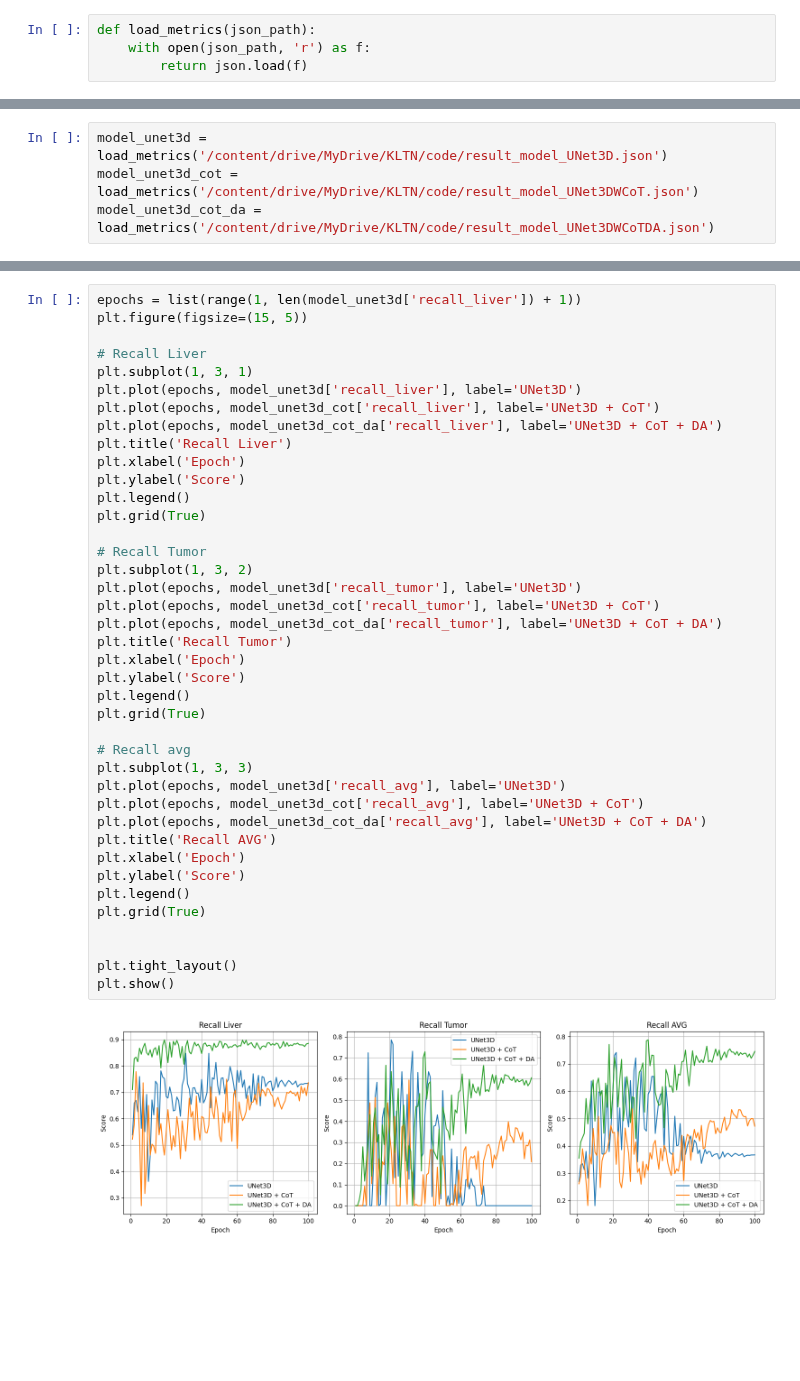
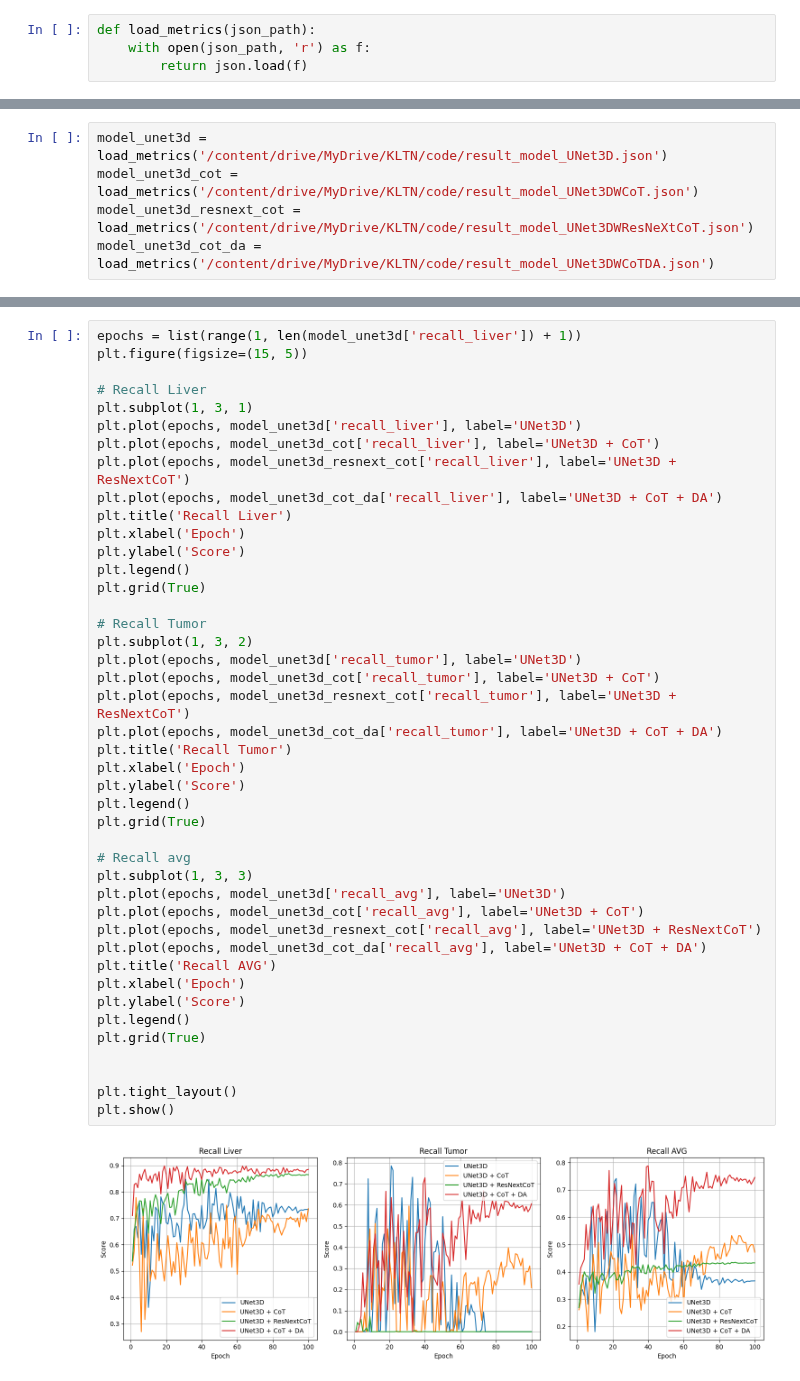
Before and after one commit to quanndm/kltn, a Jupyter notebook: notebooks/from_crash/compare_models_metrics.ipynb, the cells around one changed output, grey strips where cells are left out. Drawn from its saved outputs; the diff is of its cells as text; blank space fills up the shorter version.

```diff
--- a/notebooks/from_crash/compare_models_metrics.ipynb
+++ b/notebooks/from_crash/compare_models_metrics.ipynb
@@ -23,6 +23,7 @@ print(glob.glob("/content/drive/MyDrive/KLTN/code/result_model_*.json"))
 # %%
 model_unet3d = load_metrics('/content/drive/MyDrive/KLTN/code/result_model_UNet3D.json')
 model_unet3d_cot = load_metrics('/content/drive/MyDrive/KLTN/code/result_model_UNet3DWCoT.json')
+model_unet3d_resnext_cot = load_metrics('/content/drive/MyDrive/KLTN/code/result_model_UNet3DWResNeXtCoT.json')
 model_unet3d_cot_da = load_metrics('/content/drive/MyDrive/KLTN/code/result_model_UNet3DWCoTDA.json')
 # %%
 epochs = list(range(1, len(model_unet3d['dice_liver']) + 1))
@@ -180,39 +193,42 @@ plt.figure(figsize=(15, 5))
 plt.subplot(1, 3, 1)
 plt.plot(epochs, model_unet3d['recall_liver'], label='UNet3D')
 plt.plot(epochs, model_unet3d_cot['recall_liver'], label='UNet3D + CoT')
+plt.plot(epochs, model_unet3d_resnext_cot['recall_liver'], label='UNet3D + ResNextCoT')
 plt.plot(epochs, model_unet3d_cot_da['recall_liver'], label='UNet3D + CoT + DA')
 plt.title('Recall Liver')
 plt.xlabel('Epoch')
 plt.ylabel('Score')
 plt.legend()
 plt.grid(True)
 
 # Recall Tumor
 plt.subplot(1, 3, 2)
 plt.plot(epochs, model_unet3d['recall_tumor'], label='UNet3D')
 plt.plot(epochs, model_unet3d_cot['recall_tumor'], label='UNet3D + CoT')
+plt.plot(epochs, model_unet3d_resnext_cot['recall_tumor'], label='UNet3D + ResNextCoT')
 plt.plot(epochs, model_unet3d_cot_da['recall_tumor'], label='UNet3D + CoT + DA')
 plt.title('Recall Tumor')
 plt.xlabel('Epoch')
 plt.ylabel('Score')
 plt.legend()
 plt.grid(True)
 
 # Recall avg
 plt.subplot(1, 3, 3)
 plt.plot(epochs, model_unet3d['recall_avg'], label='UNet3D')
 plt.plot(epochs, model_unet3d_cot['recall_avg'], label='UNet3D + CoT')
+plt.plot(epochs, model_unet3d_resnext_cot['recall_avg'], label='UNet3D + ResNextCoT')
 plt.plot(epochs, model_unet3d_cot_da['recall_avg'], label='UNet3D + CoT + DA')
 plt.title('Recall AVG')
 plt.xlabel('Epoch')
 plt.ylabel('Score')
 plt.legend()
 plt.grid(True)
 
 
 plt.tight_layout()
 plt.show()
 # %% [output]
-[figure, old version]
+[figure, new version]
 # %%
 import pandas as pd
```
Also changed, not shown: parts of 7 cells of this notebook.
